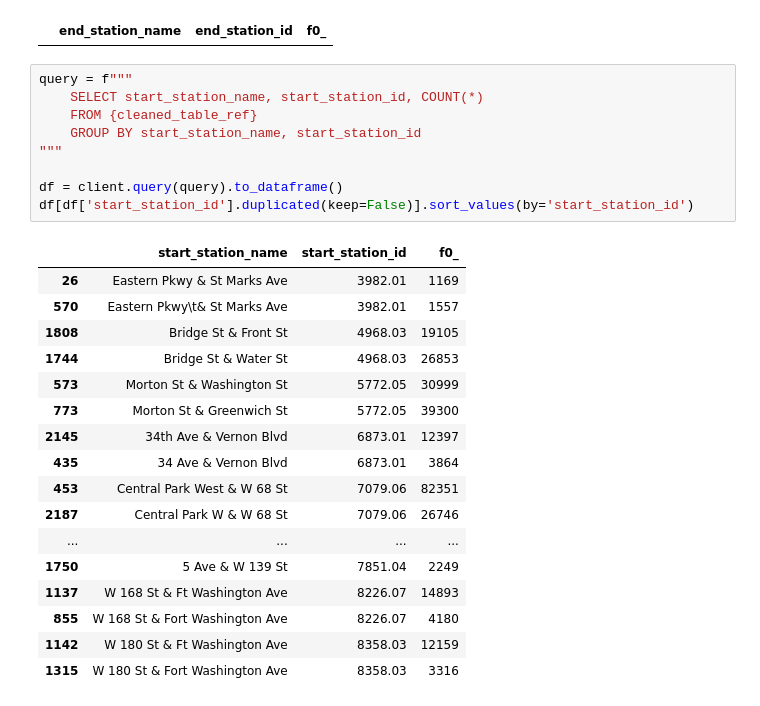
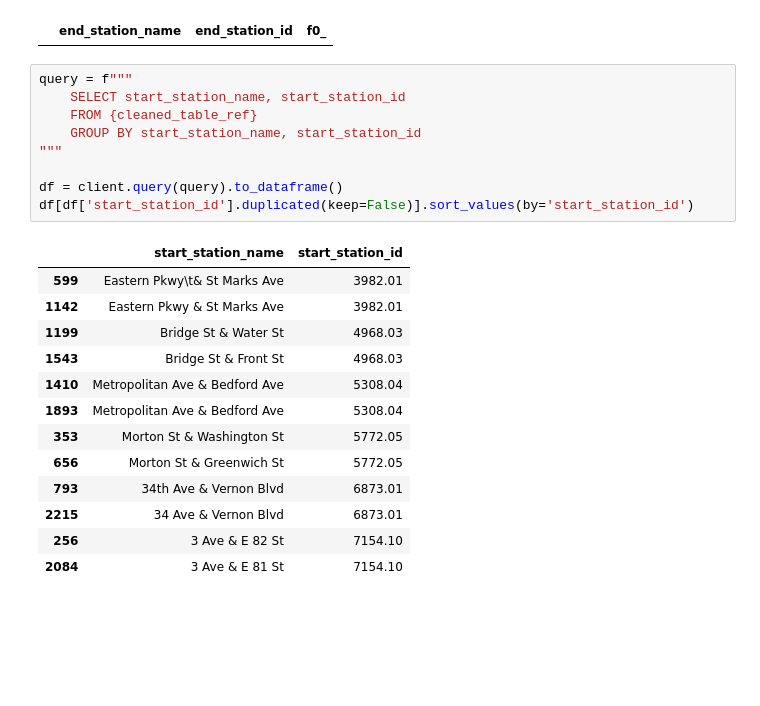
Before and after one commit to olshevskaa/citibike-nyc, a Jupyter notebook: notebooks/citibike.ipynb, the cells around one changed output. Cells and saved outputs as stored; diff of their text form; blank space fills up the shorter version.

```diff
--- a/notebooks/citibike.ipynb
+++ b/notebooks/citibike.ipynb
@@ -307,29 +307,25 @@ df
 |  | end_station_name | end_station_id | f0_ |
 # %%
 query = f"""
-    SELECT start_station_name, start_station_id, COUNT(*)
+    SELECT start_station_name, start_station_id
     FROM {cleaned_table_ref}
     GROUP BY start_station_name, start_station_id
 """
 
 df = client.query(query).to_dataframe()
 df[df['start_station_id'].duplicated(keep=False)].sort_values(by='start_station_id')
 # %% [output]
-|  | start_station_name | start_station_id | f0_ |
-| 26 | Eastern Pkwy & St Marks Ave | 3982.01 | 1169 |
-| 570 | Eastern Pkwy\t& St Marks Ave | 3982.01 | 1557 |
-| 1808 | Bridge St & Front St | 4968.03 | 19105 |
-| 1744 | Bridge St & Water St | 4968.03 | 26853 |
-| 573 | Morton St & Washington St | 5772.05 | 30999 |
-| 773 | Morton St & Greenwich St | 5772.05 | 39300 |
-| 2145 | 34th Ave & Vernon Blvd | 6873.01 | 12397 |
-| 435 | 34 Ave & Vernon Blvd | 6873.01 | 3864 |
-| 453 | Central Park West & W 68 St | 7079.06 | 82351 |
-| 2187 | Central Park W & W 68 St | 7079.06 | 26746 |
-| ... | ... | ... | ... |
-| 1750 | 5 Ave & W 139 St | 7851.04 | 2249 |
-| 1137 | W 168 St & Ft Washington Ave | 8226.07 | 14893 |
-| 855 | W 168 St & Fort Washington Ave | 8226.07 | 4180 |
-| 1142 | W 180 St & Ft Washington Ave | 8358.03 | 12159 |
-| 1315 | W 180 St & Fort Washington Ave | 8358.03 | 3316 |
+|  | start_station_name | start_station_id |
+| 599 | Eastern Pkwy\t& St Marks Ave | 3982.01 |
+| 1142 | Eastern Pkwy & St Marks Ave | 3982.01 |
+| 1199 | Bridge St & Water St | 4968.03 |
+| 1543 | Bridge St & Front St | 4968.03 |
+| 1410 | Metropolitan Ave & Bedford Ave | 5308.04 |
+| 1893 | Metropolitan Ave & Bedford Ave | 5308.04 |
+| 353 | Morton St & Washington St | 5772.05 |
+| 656 | Morton St & Greenwich St | 5772.05 |
+| 793 | 34th Ave & Vernon Blvd | 6873.01 |
+| 2215 | 34 Ave & Vernon Blvd | 6873.01 |
+| 256 | 3 Ave & E 82 St | 7154.10 |
+| 2084 | 3 Ave & E 81 St | 7154.10 |
 # %%
```
Also changed, not shown: parts of 9 cells of this notebook.
